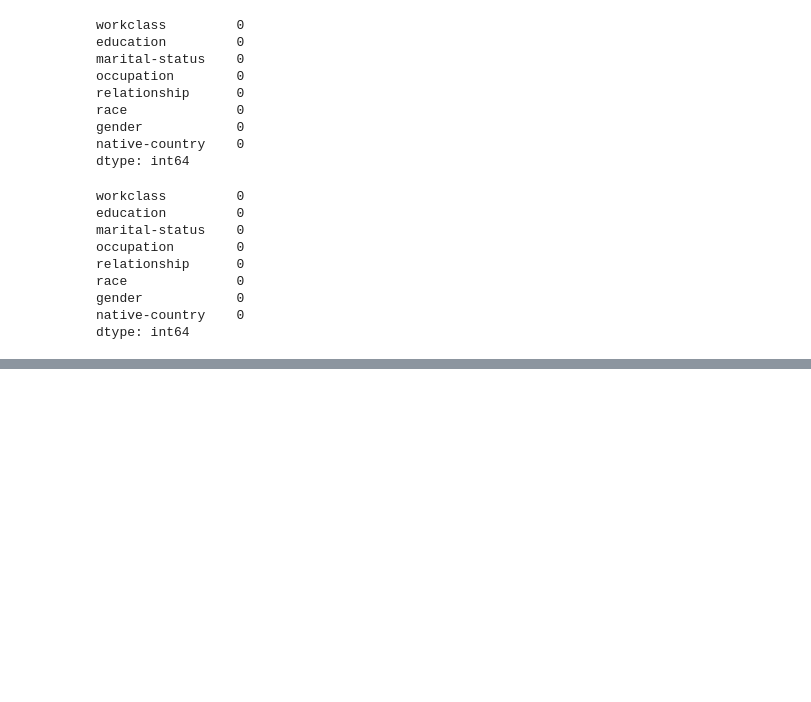
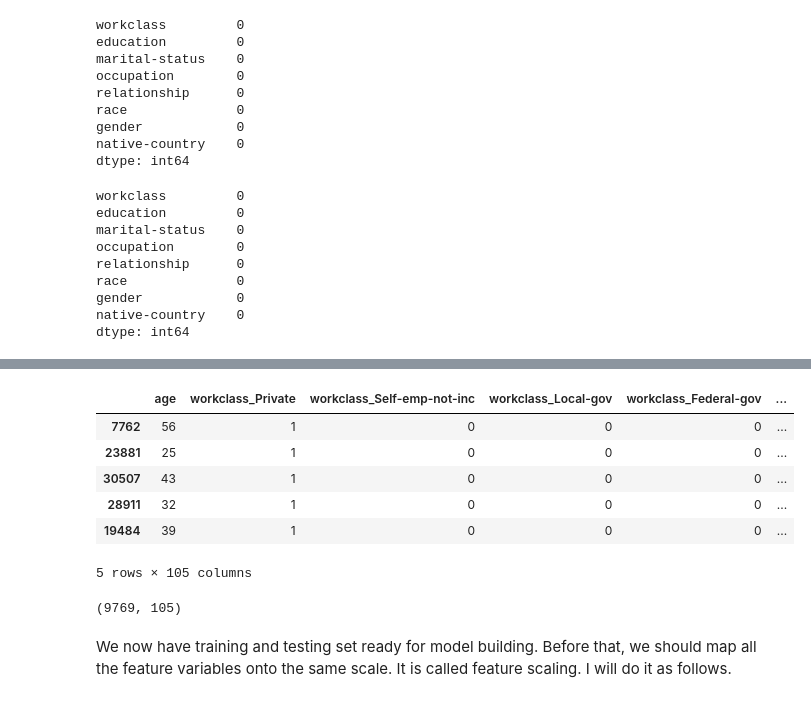
Before and after one commit to lucaskojo02/Adult-Income, a Jupyter notebook: adult_income.ipynb, the cells around one changed output, grey strips where cells are left out. Saved outputs shown, nothing was run; the diff lists cells and outputs as text; code cells hidden in the pictures; blank space fills up the shorter version.

```diff
--- a/adult_income.ipynb
+++ b/adult_income.ipynb
@@ -549,0 +588,16 @@ dtype: int64
+# %%
+X_test.head()
+# %% [output]
+|  | age | workclass_Private | workclass_Self-emp-not-inc | workclass_Local-gov | workclass_Federal-gov | ... |
+| 7762 | 56 | 1 | 0 | 0 | 0 | ... |
+| 23881 | 25 | 1 | 0 | 0 | 0 | ... |
+| 30507 | 43 | 1 | 0 | 0 | 0 | ... |
+| 28911 | 32 | 1 | 0 | 0 | 0 | ... |
+| 19484 | 39 | 1 | 0 | 0 | 0 | ... |
+5 rows × 105 columns
+# %%
+X_test.shape
+# %% [output]
+(9769, 105)
+# %% [markdown]
+We now have training and testing set ready for model building. Before that, we should map all the feature variables onto the same scale. It is called feature scaling. I will do it as follows.
```
Also changed, not shown: parts of 6 cells of this notebook.
